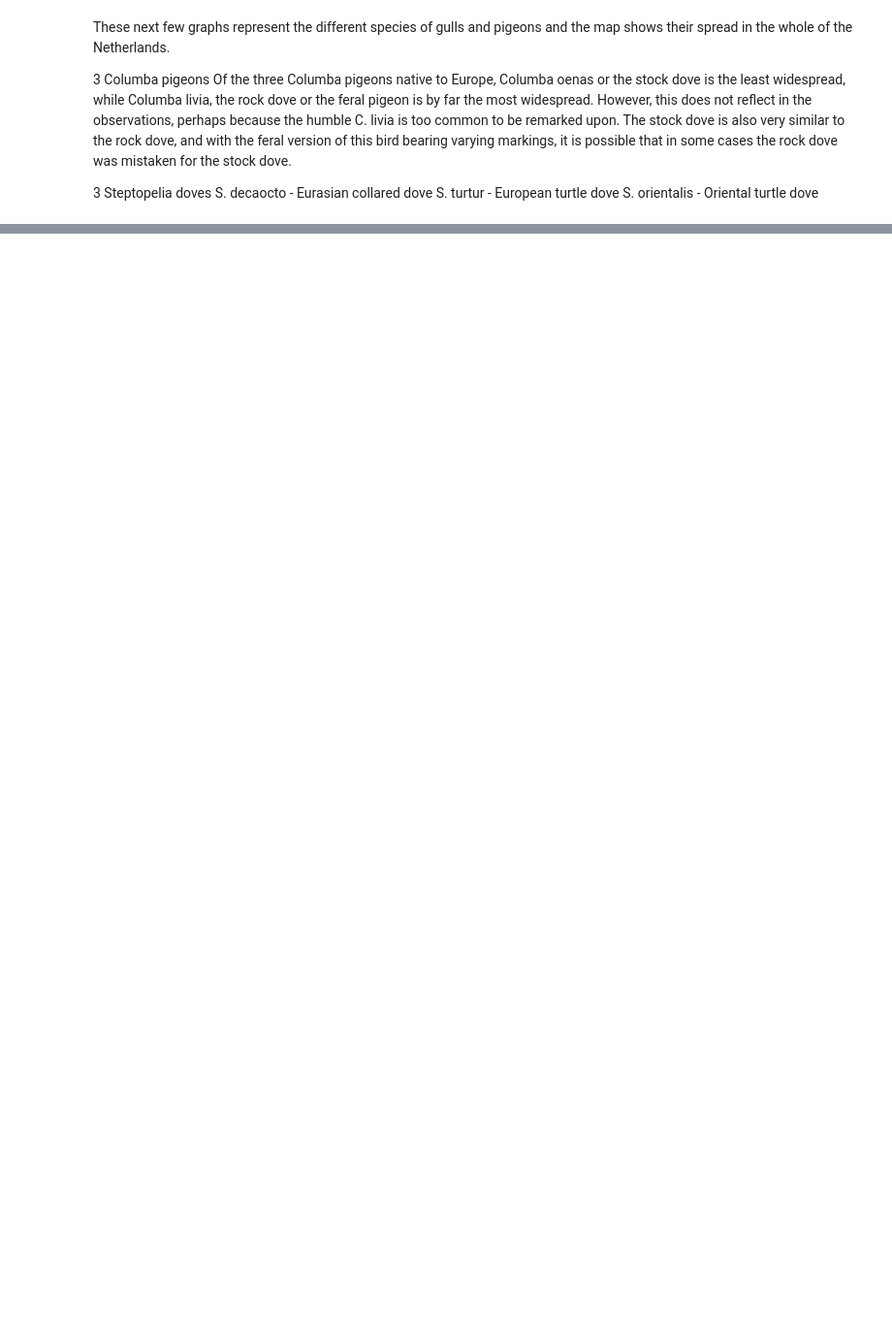
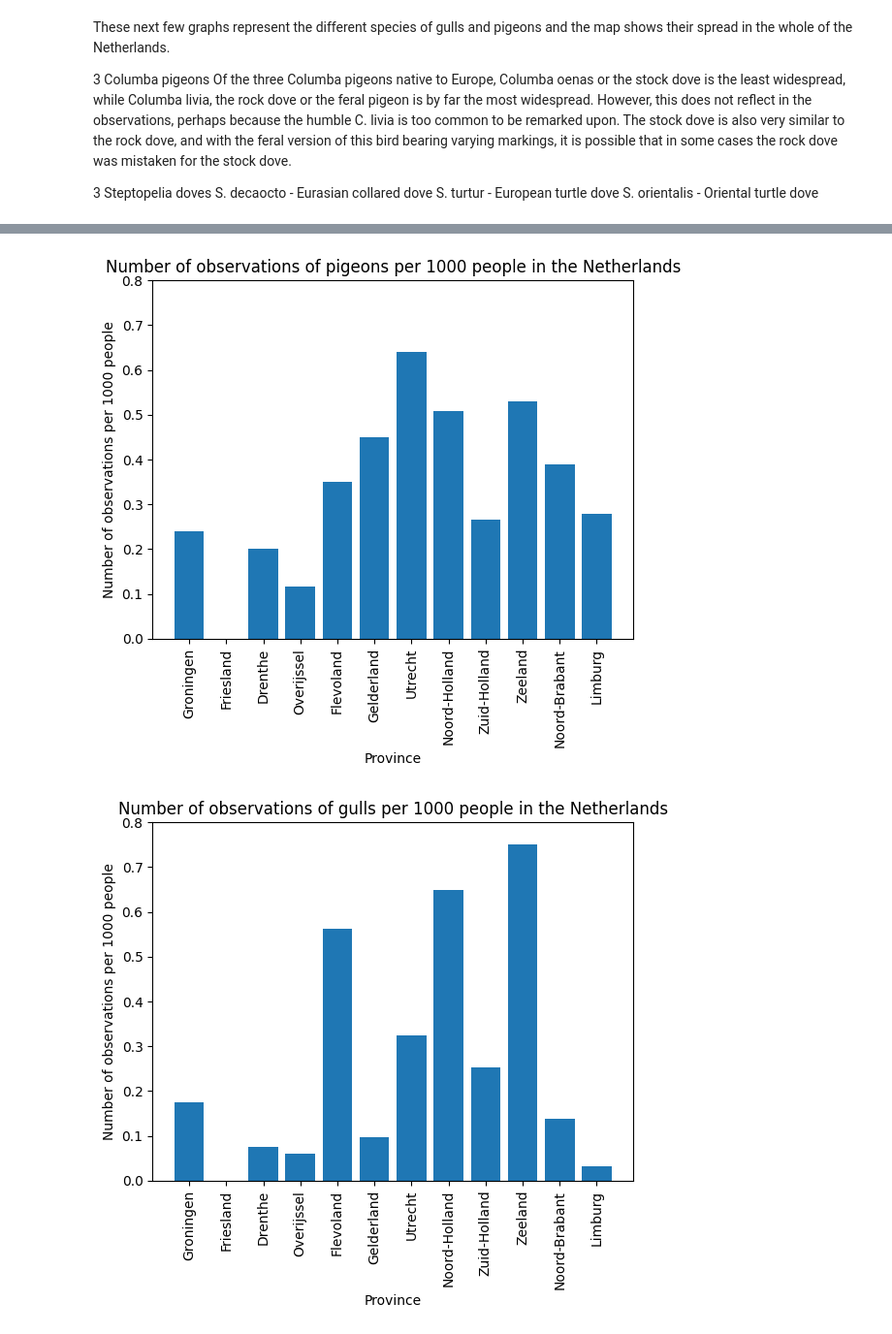
Before and after one commit to ZsofiaSteger/NL-Bird-Analysis, a Jupyter notebook: analysis.ipynb, the cells around one changed output, grey strips where cells are left out. Shown at 97% size. Saved outputs shown, nothing was run; the diff lists cells and outputs as text; code cells hidden in the pictures; blank space fills up the shorter version.

```diff
--- a/analysis.ipynb
+++ b/analysis.ipynb
@@ -128,0 +195,33 @@ for family, family_df in bird_families:
+# %%
+# dictionary of population of the Netherlands in 2019 by province (source: https://www.cbs.nl/nl-nl/maatwerk/2019/34/bevolking-naar-provincie-en-geslacht-1-januari-2019)
+population_2019 = {'Groningen': 585866, 'Friesland': 649957, 'Drenthe': 493682, 'Overijssel': 1168916, 'Flevoland': 423021, 'Gelderland': 2090535, 'Utrecht': 1356297, 'Noord-Holland': 2876632, 'Zuid-Holland': 3705872, 'Zeeland': 383488, 'Noord-Brabant': 2540309, 'Limburg': 1116203}
+
+pigeons_2019 = columbiformes_data[columbiformes_data['year'] == 2019]
+gulls_2019 = larus_data[larus_data['year'] == 2019]
+
+# calculate the number of observations per 1000 people
+pigeons_per_1000 = dict()
+gulls_per_1000 = dict()
+for province in population_2019:
+    pigeons_per_1000[province] = (pigeons_2019[pigeons_2019['stateProvince'] == province]['gbifID'].count() / population_2019[province]) * 1000
+    gulls_per_1000[province] = (gulls_2019[gulls_2019['stateProvince'] == province]['gbifID'].count() / population_2019[province]) * 1000
+
+# plot the number of observations per 1000 people
+plt.bar(range(len(pigeons_per_1000)), list(pigeons_per_1000.values()), align='center')
+plt.xticks(range(len(pigeons_per_1000)), list(pigeons_per_1000.keys()), rotation=90)
+plt.ylim(0, 0.8)
+plt.xlabel('Province')
+plt.ylabel('Number of observations per 1000 people')
+plt.title('Number of observations of pigeons per 1000 people in the Netherlands')
+plt.show()
+
+plt.bar(range(len(gulls_per_1000)), list(gulls_per_1000.values()), align='center')
+plt.xticks(range(len(gulls_per_1000)), list(gulls_per_1000.keys()), rotation=90)
+plt.ylim(0, 0.8)
+plt.xlabel('Province')
+plt.ylabel('Number of observations per 1000 people')
+plt.title('Number of observations of gulls per 1000 people in the Netherlands')
+plt.show()
+# %% [output]
+[figure, added]
+[figure, added]
```
Also changed, not shown: parts of 11 cells of this notebook, 2 other files.
